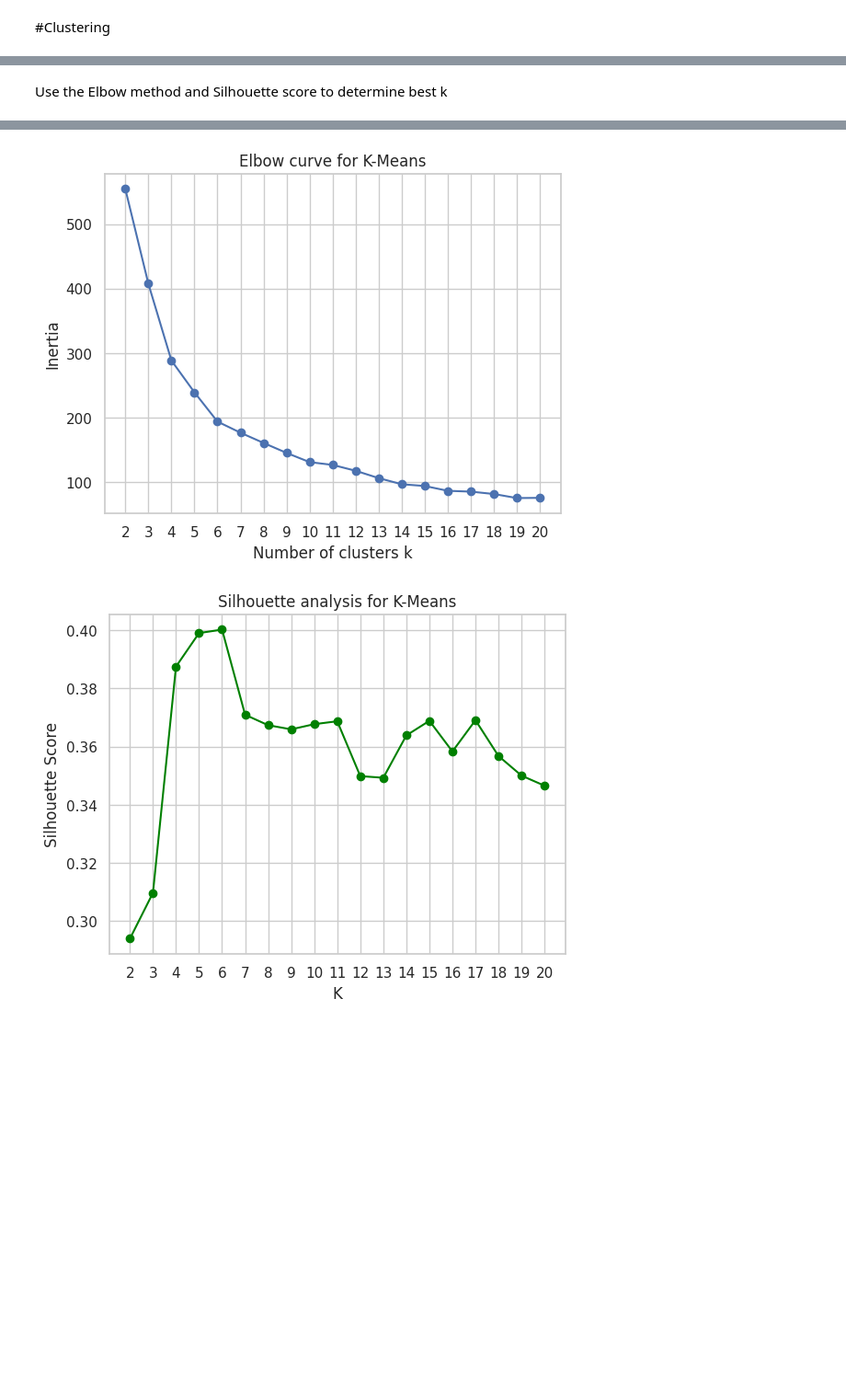
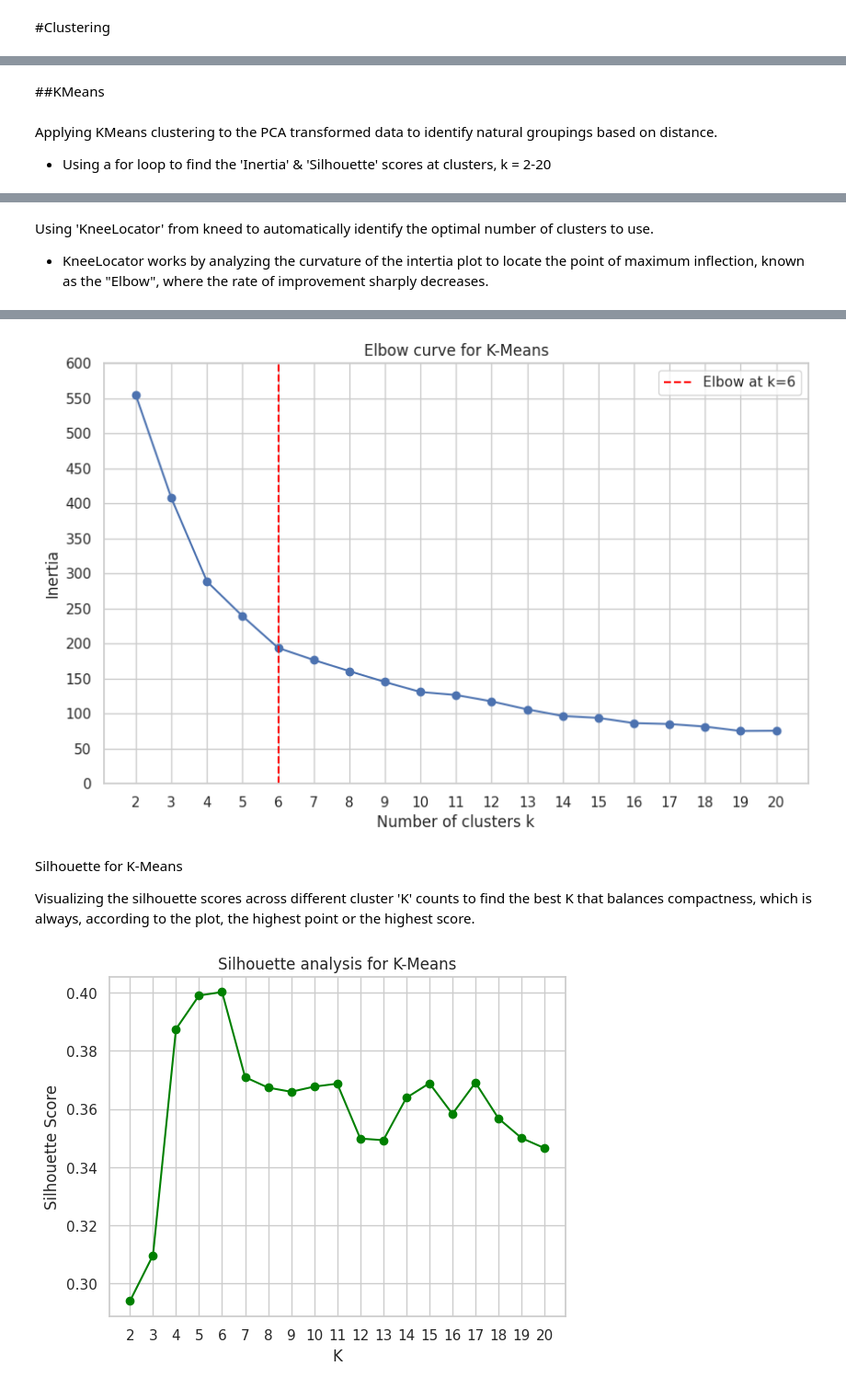
Before and after one commit to Bira0/GroupB, a Jupyter notebook: Mall_Customers.ipynb, the cells around one changed output, grey strips where cells are left out. Shown at 92% size. Saved outputs shown, nothing was run; the diff lists cells and outputs as text; code cells hidden in the pictures; blank space fills up the shorter version.

```diff
--- a/Mall_Customers.ipynb
+++ b/Mall_Customers.ipynb
@@ -302,20 +279,20 @@ Create 2D t-SNE plots before clustering
 # %% [markdown]
 Create 2D t-SNE plots after clustering
 # %%
-from sklearn.cluster import KMeans
-kmeans = KMeans(n_clusters=4, random_state=42)
-cluster_labels = kmeans.fit_predict(X_scaled)
+# from sklearn.cluster import KMeans
+# kmeans = KMeans(n_clusters=4, random_state=42)
+# cluster_labels = kmeans.fit_predict(X_scaled)
 
 
-tsne_after = TSNE(n_components=2, random_state=42, perplexity=30, learning_rate=200)
-X_tsne_after = tsne_after.fit_transform(X_scaled)
+# tsne_after = TSNE(n_components=2, random_state=42, perplexity=30, learning_rate=200)
+# X_tsne_after = tsne_after.fit_transform(X_scaled)
 
-tsne_df = pd.DataFrame(X_tsne_after, columns=['TSNE1', 'TSNE2'])
-tsne_df['Cluster'] = cluster_labels
+# tsne_df = pd.DataFrame(X_tsne_after, columns=['TSNE1', 'TSNE2'])
+# tsne_df['Cluster'] = cluster_labels
 
 
-plt.figure(figsize=(7, 6))
-sns.scatterplot(data=tsne_df, x='TSNE1', y='TSNE2', hue='Cluster', palette='hsv', s=30, alpha=0.8)
-plt.title("t-SNE Visualization (After Clustering)")
-plt.grid(True)
-plt.show()
+# plt.figure(figsize=(7, 6))
+# sns.scatterplot(data=tsne_df, x='TSNE1', y='TSNE2', hue='Cluster', palette='hsv', s=30, alpha=0.8)
+# plt.title("t-SNE Visualization (After Clustering)")
+# plt.grid(True)
+# plt.show()
@@ -328,5 +301,9 @@ KMeans
-# %% [markdown]
-Use the Elbow method and Silhouette score to determine best k
+# %% [markdown]
+##KMeans
+# %% [markdown]
+Applying KMeans clustering to the PCA transformed data to identify natural groupings based on distance.
+
+* Using a for loop to find the 'Inertia' & 'Silhouette' scores at clusters, k = 2-20
 # %%
 from sklearn.cluster import KMeans
 from sklearn.metrics import silhouette_score
@@ -363,13 +340,25 @@ k=17, inertia=85.18, silhouette=0.369
 k=18, inertia=81.48, silhouette=0.357
 k=19, inertia=75.20, silhouette=0.350
 k=20, inertia=75.53, silhouette=0.347
+# %% [markdown]
+Using 'KneeLocator' from kneed to automatically identify the optimal number of clusters to use.
+
+* KneeLocator works by analyzing the curvature of the intertia plot to locate the point of maximum inflection, known as the "Elbow", where the rate of improvement sharply decreases.
 # %%
-plt.figure()
+!pip install kneed
+from kneed import KneeLocator
+kl = KneeLocator(Ks, inertias, curve="convex", direction="decreasing")
+elbowK = kl.elbow
+
+plt.figure(figsize=(10, 6))
 plt.plot(Ks, inertias, marker='o')
+plt.axvline(x=elbowK, color='red', linestyle='--', label=f'Elbow at k={elbowK}')
 plt.xlabel('Number of clusters k')
 plt.ylabel('Inertia')
 plt.title('Elbow curve for K-Means')
 plt.xticks(np.arange(2, 21, 1))
+plt.yticks(np.arange(0, 601, 50))
+plt.legend()
 plt.grid(True)
 plt.show()
 # %% [output]
@@ -376,4 +372,8 @@ plt.show()
-[figure, old version]
+[figure, new version]
+# %% [markdown]
+Silhouette for K-Means
+
+Visualizing the silhouette scores across different cluster 'K' counts to find the best K that balances compactness, which is always, according to the plot, the highest point or the highest score.
 # %%
 plt.figure()
 plt.plot(Ks, sil_scores, marker='o', c='green')
```
Also changed, not shown: parts of 34 cells of this notebook.
